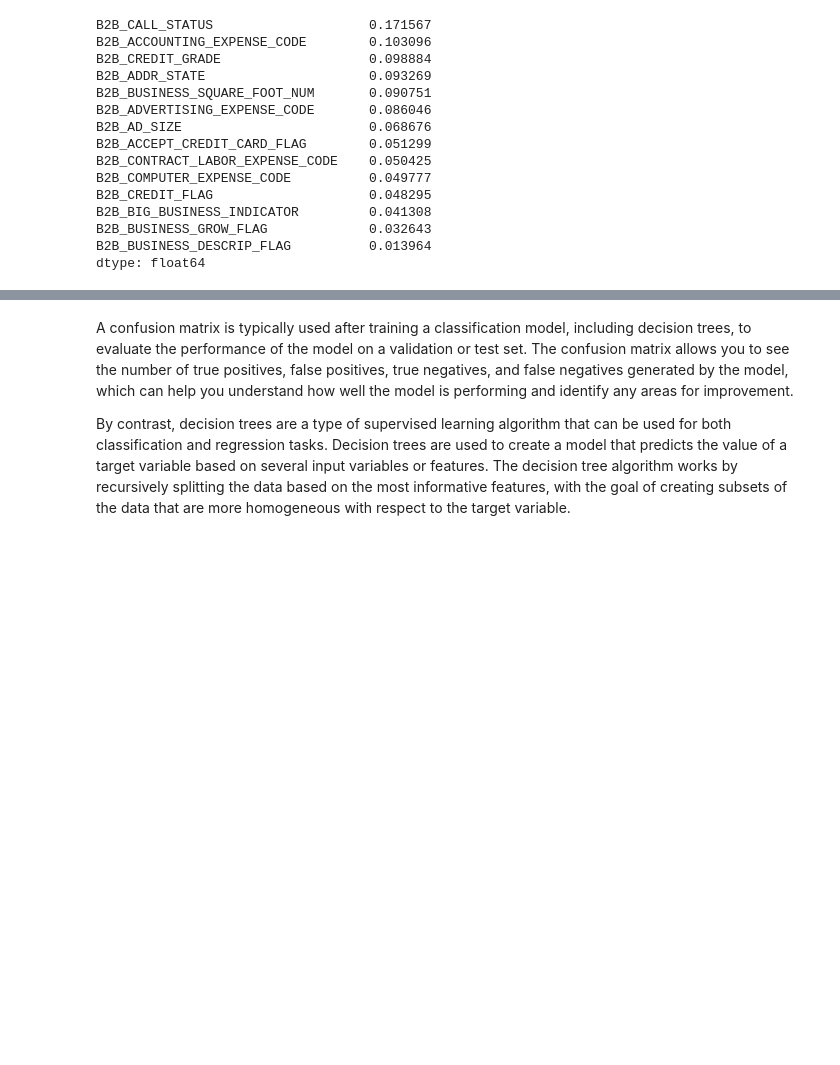
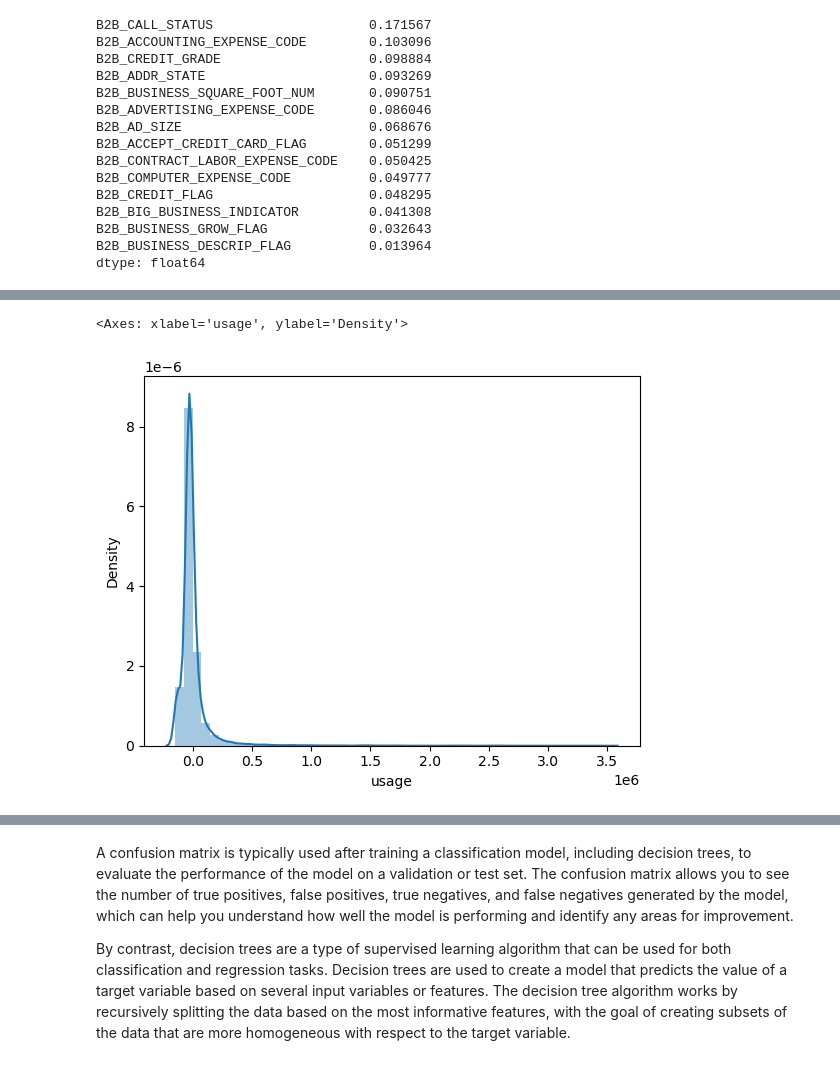
Before and after one commit to ritou344/Data-Project, a Jupyter notebook: TEST_Supervised Modelling.ipynb, the cells around one changed output, grey strips where cells are left out. Saved outputs shown, nothing was run; the diff lists cells and outputs as text; code cells hidden in the pictures; blank space fills up the shorter version.

```diff
--- a/TEST_Supervised Modelling.ipynb
+++ b/TEST_Supervised Modelling.ipynb
@@ -501,0 +477,5 @@ plt.show()
+# %%
+sns.distplot(y_test-y_tuned_pred)
+# %% [output]
+<Axes: xlabel='usage', ylabel='Density'>
+[figure, added]
```
Also changed, not shown: parts of 32 cells of this notebook.
